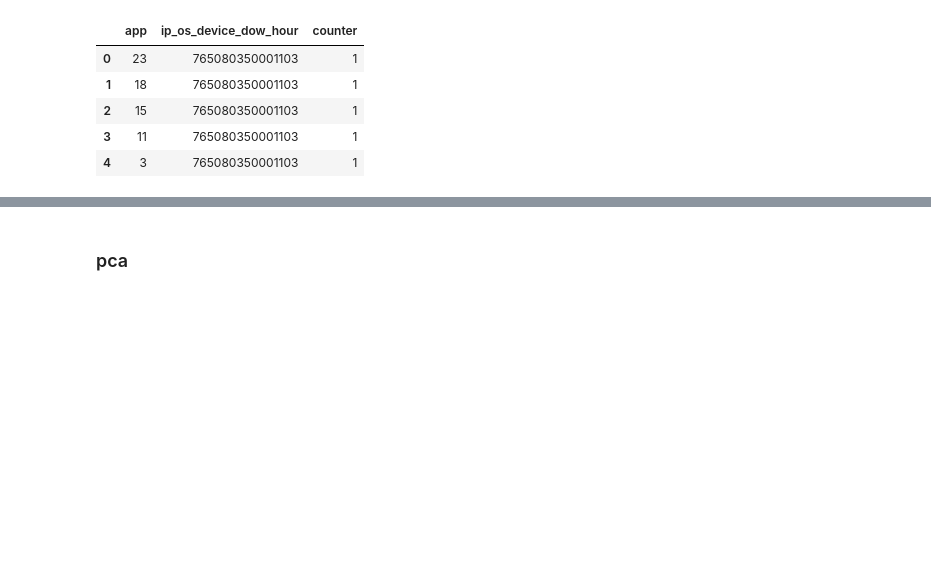
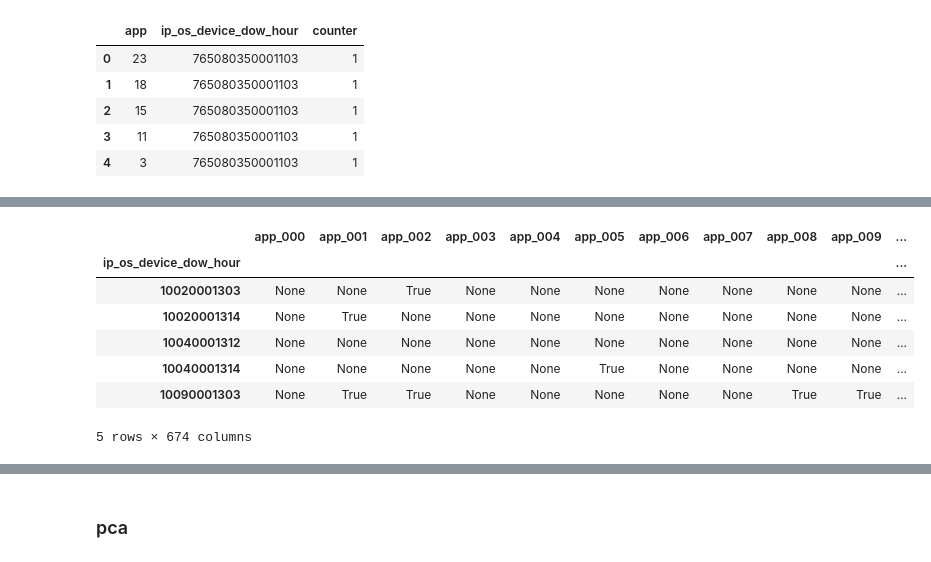
Before and after one commit to kenkoooo/talkingdata-adtracking-fraud-detection, a Jupyter notebook: kuro-beer/notebook/11_dimension_reduction_app.ipynb, the cells around one changed output, grey strips where cells are left out. Cells and saved outputs as stored; diff of their text form; code cells hidden in the pictures; blank space fills up the shorter version.

```diff
--- a/kuro-beer/notebook/11_dimension_reduction_app.ipynb
+++ b/kuro-beer/notebook/11_dimension_reduction_app.ipynb
@@ -243,3 +243,6 @@ ls -lah ../data/*.feather
 -rw-r--r-- 1 ubuntu ubuntu 8.4K May  5 04:26 ../data/uqcount_by_channel.feather
 # %% [markdown]
 ### cross tabulation (apps clicked by the same user)
+# %%
+%time
+merge = pd.read_feather("../data/merge.feather", nthreads=64)
@@ -246,5 +252,7 @@ ls -lah ../data/*.feather
+# %%
+merge = merge[['app', 'ip_os_device_dow_hour']][merge.is_test == False]
+merge['counter'] = 1
 # %%
-merge.drop(['channel'], axis=1,  inplace=True)
 merge.drop_duplicates(inplace=True)
 # %%
 print(merge.shape)
@@ -267,0 +274,3 @@ d = merge.pivot('ip_os_device_dow_hour', 'app')
+# %%
+%%time
+d = merge.set_index(['ip_os_device_dow_hour', 'app']).unstack(level=-1)
@@ -268,2 +292,15 @@ d = merge.pivot('ip_os_device_dow_hour', 'app')
+# %%
+applabel = ['app_{0:03d}'.format(i) for i in list(set(merge.app))]
+d.columns = applabel
+d.head()
+# %% [output]
+|  | app_000 | app_001 | app_002 | app_003 | app_004 | app_005 | app_006 | app_007 | app_008 | app_009 | ... |
+| ip_os_device_dow_hour |  |  |  |  |  |  |  |  |  |  | ... |
+| 10020001303 | None | None | True | None | None | None | None | None | None | None | ... |
+| 10020001314 | None | True | None | None | None | None | None | None | None | None | ... |
+| 10040001312 | None | None | None | None | None | None | None | None | None | None | ... |
+| 10040001314 | None | None | None | None | None | True | None | None | None | None | ... |
+| 10090001303 | None | True | True | None | None | None | None | None | True | True | ... |
+5 rows × 674 columns
 # %%
 d.fillna(False, inplace=True)
```
Also changed, not shown: parts of 27 cells of this notebook, 1 other file.
